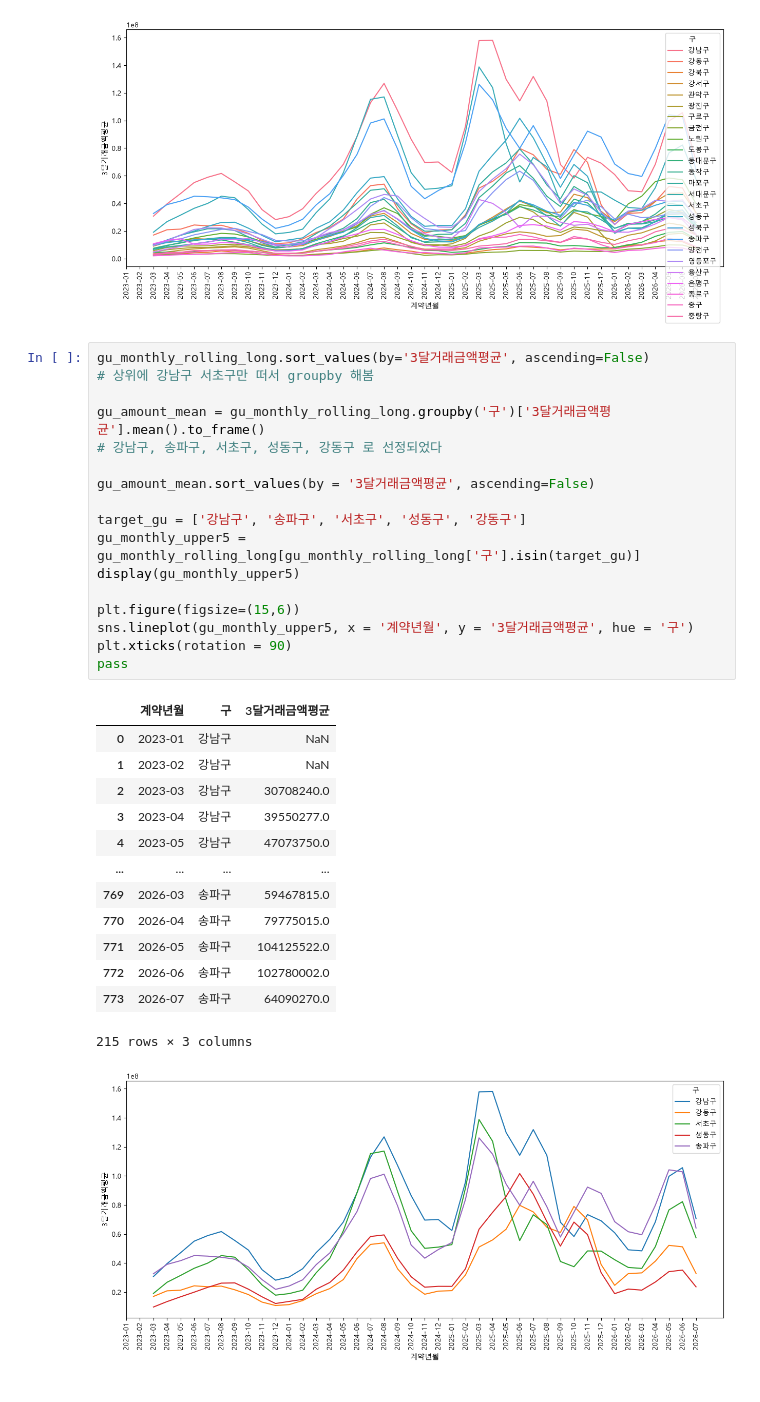
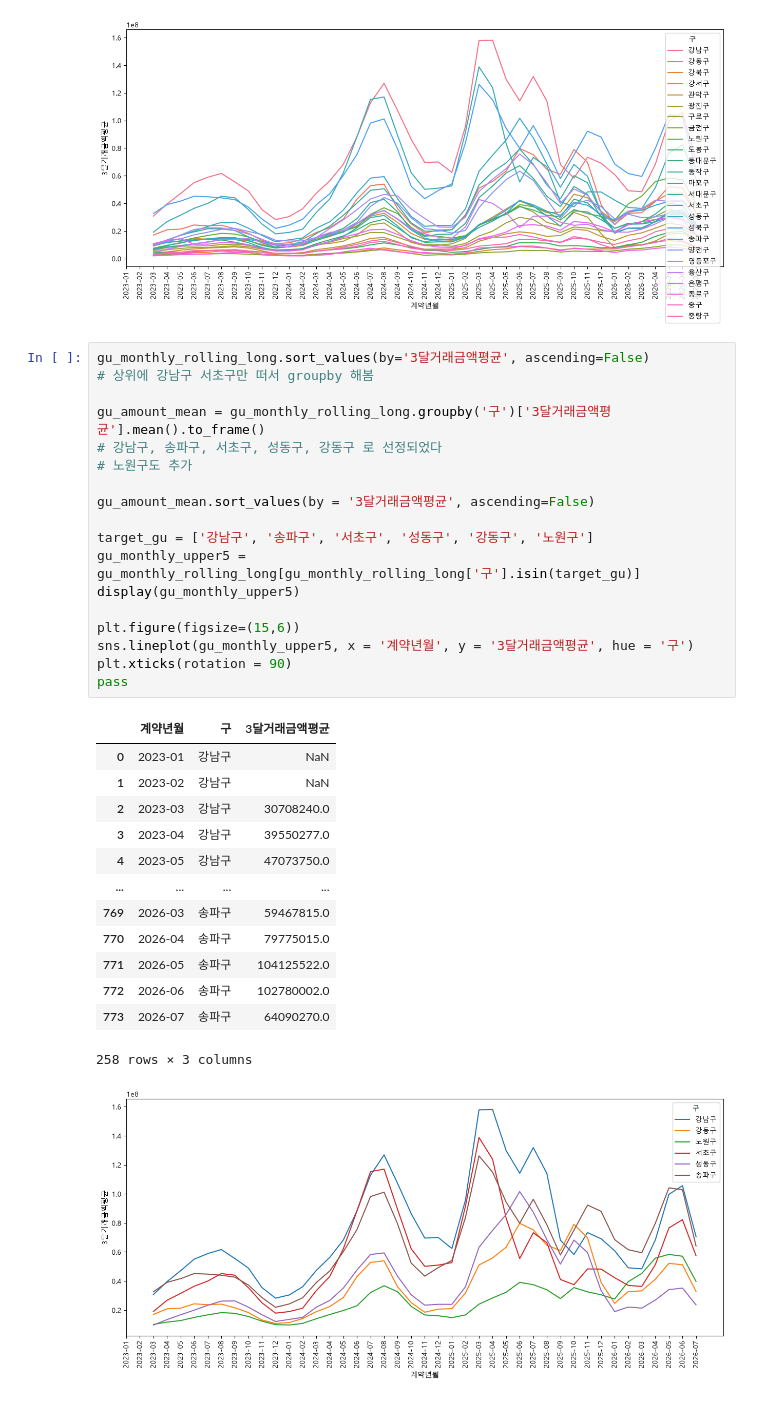
Before and after one commit to gonggong77/10_teamProject, a Jupyter notebook: ground_hcteam/teamProject_hcteam.ipynb, the cells around one changed output. Saved outputs shown, nothing was run; the diff lists cells and outputs as text.

```diff
--- a/ground_hcteam/teamProject_hcteam.ipynb
+++ b/ground_hcteam/teamProject_hcteam.ipynb
@@ -552,32 +559,33 @@ pass
 # %%
 gu_monthly_rolling_long.sort_values(by='3달거래금액평균', ascending=False)
 # 상위에 강남구 서초구만 떠서 groupby 해봄
 
 gu_amount_mean = gu_monthly_rolling_long.groupby('구')['3달거래금액평균'].mean().to_frame()
 # 강남구, 송파구, 서초구, 성동구, 강동구 로 선정되었다
+# 노원구도 추가
 
 gu_amount_mean.sort_values(by = '3달거래금액평균', ascending=False)
 
-target_gu = ['강남구', '송파구', '서초구', '성동구', '강동구']
+target_gu = ['강남구', '송파구', '서초구', '성동구', '강동구', '노원구']
 gu_monthly_upper5 = gu_monthly_rolling_long[gu_monthly_rolling_long['구'].isin(target_gu)]
 display(gu_monthly_upper5)
 
 plt.figure(figsize=(15,6))
 sns.lineplot(gu_monthly_upper5, x = '계약년월', y = '3달거래금액평균', hue = '구')
 plt.xticks(rotation = 90)
 pass
 # %% [output]
 |  | 계약년월 | 구 | 3달거래금액평균 |
 | 0 | 2023-01 | 강남구 | NaN |
 | 1 | 2023-02 | 강남구 | NaN |
 | 2 | 2023-03 | 강남구 | 30708240.0 |
 | 3 | 2023-04 | 강남구 | 39550277.0 |
 | 4 | 2023-05 | 강남구 | 47073750.0 |
 | ... | ... | ... | ... |
 | 769 | 2026-03 | 송파구 | 59467815.0 |
 | 770 | 2026-04 | 송파구 | 79775015.0 |
 | 771 | 2026-05 | 송파구 | 104125522.0 |
 | 772 | 2026-06 | 송파구 | 102780002.0 |
 | 773 | 2026-07 | 송파구 | 64090270.0 |
-215 rows × 3 columns
+258 rows × 3 columns
-[figure, old version]
+[figure, new version]
```
Also changed, not shown: parts of 3 cells of this notebook.
